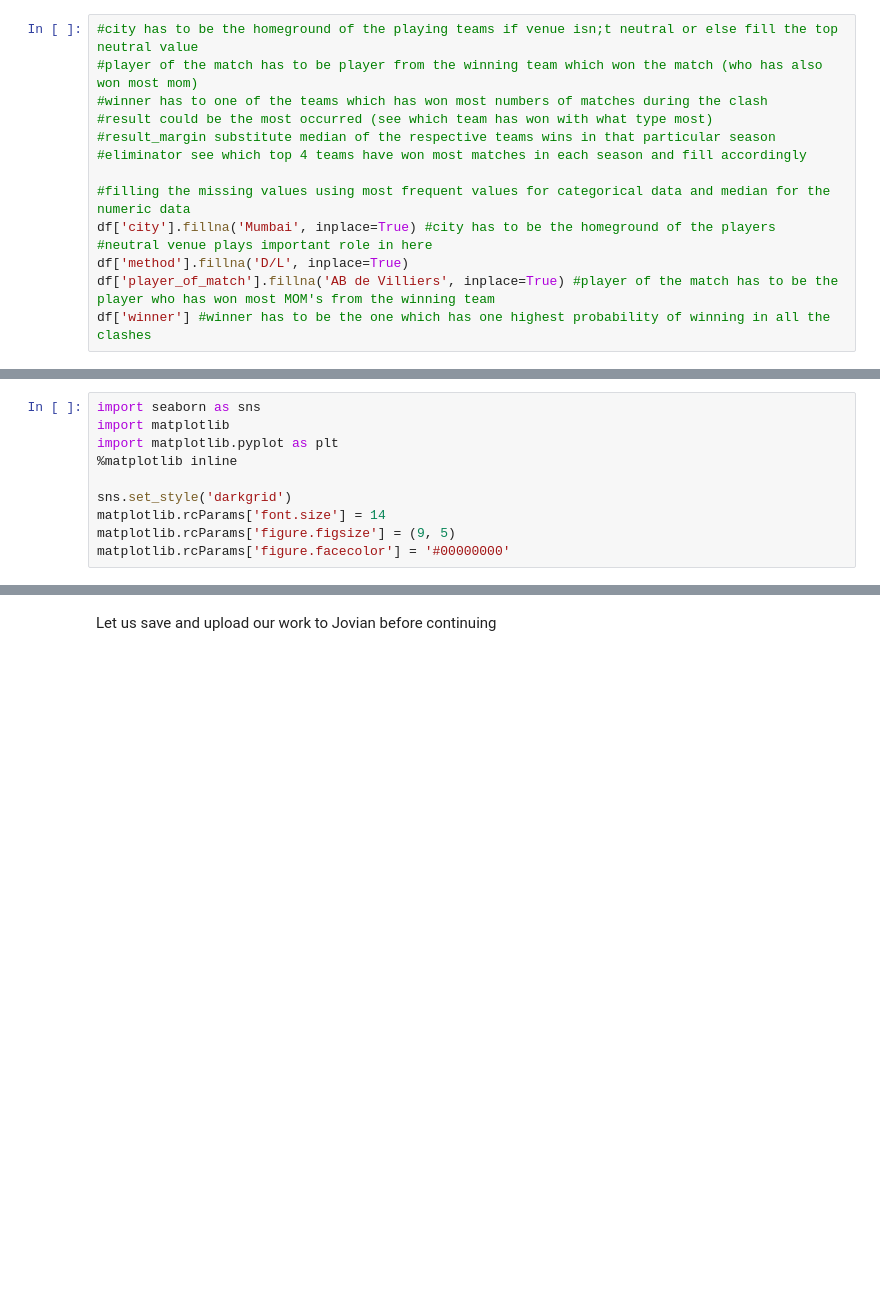
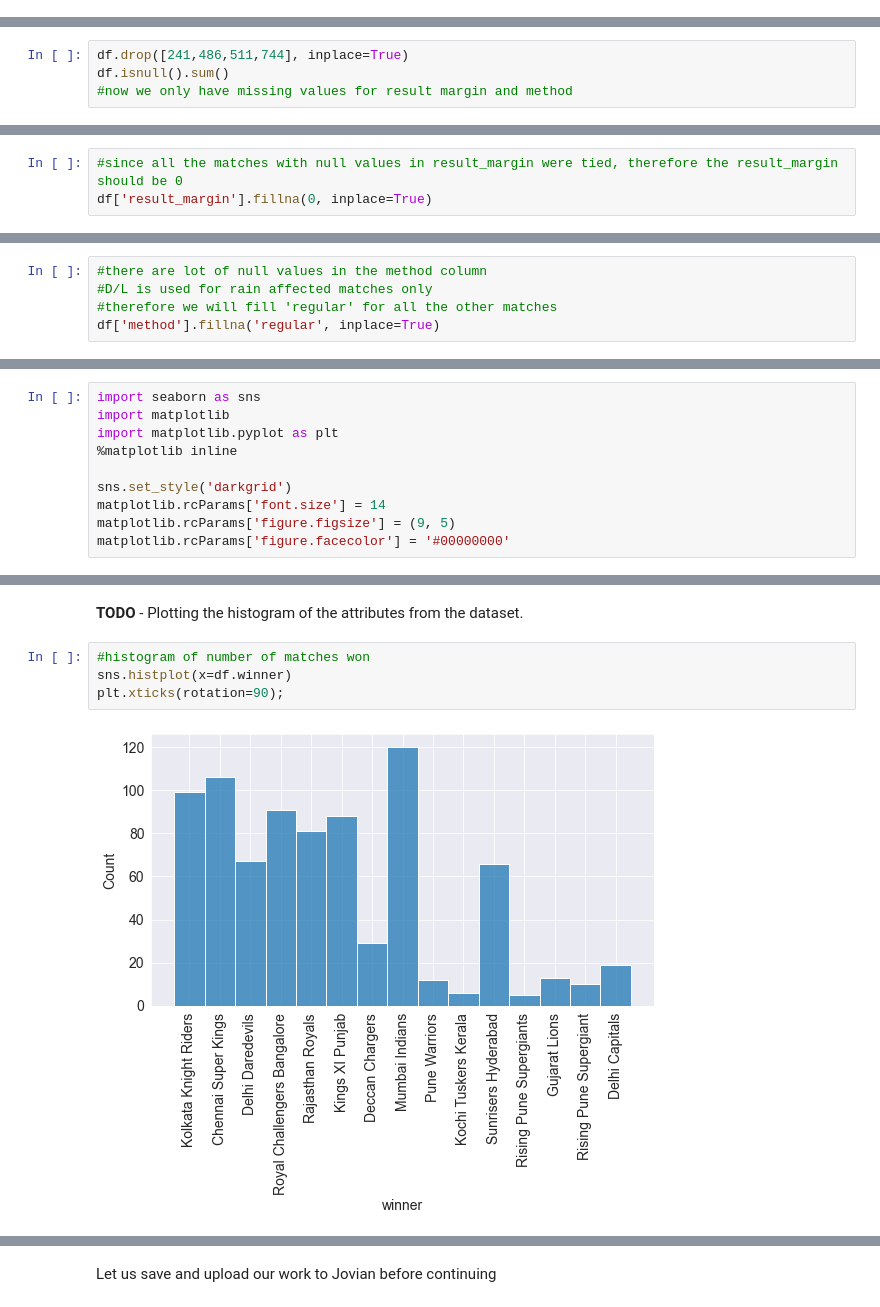
Before and after one commit to prasadposture/Jovian-DA-Course, a Jupyter notebook: Project/zerotopandas-course-project-starter.ipynb, the cells around one changed output, grey strips where cells are left out. Cells and saved outputs as stored; diff of their text form; blank space fills up the shorter version.

```diff
--- a/Project/zerotopandas-course-project-starter.ipynb
+++ b/Project/zerotopandas-course-project-starter.ipynb
@@ -268,14 +146,0 @@ with pd.option_context('display.max_rows'):
-# %%
-#city has to be the homeground of the playing teams if venue isn;t neutral or else fill the top neutral value
-#player of the match has to be player from the winning team which won the match (who has also won most mom)
-#winner has to one of the teams which has won most numbers of matches during the clash
-#result could be the most occurred (see which team has won with what type most)
-#result_margin substitute median of the respective teams wins in that particular season
-#eliminator see which top 4 teams have won most matches in each season and fill accordingly
-
-#filling the missing values using most frequent values for categorical data and median for the numeric data
-df['city'].fillna('Mumbai', inplace=True) #city has to be the homeground of the players
-#neutral venue plays important role in here
-df['method'].fillna('D/L', inplace=True)
-df['player_of_match'].fillna('AB de Villiers', inplace=True) #player of the match has to be the player who has won most MOM's from the winning team
-df['winner'] #winner has to be the one which has one highest probability of winning in all the clashes
@@ -281,0 +157,4 @@ df['winner'] #winner has to be the one which has one highest probability of winn
+# %%
+df.drop([241,486,511,744], inplace=True)
+df.isnull().sum()
+#now we only have missing values for result margin and method
@@ -281,0 +196,3 @@ df['winner'] #winner has to be the one which has one highest probability of winn
+# %%
+#since all the matches with null values in result_margin were tied, therefore the result_margin should be 0
+df['result_margin'].fillna(0, inplace=True)
@@ -281,0 +203,5 @@ df['winner'] #winner has to be the one which has one highest probability of winn
+# %%
+#there are lot of null values in the method column
+#D/L is used for rain affected matches only
+#therefore we will fill 'regular' for all the other matches
+df['method'].fillna('regular', inplace=True)
@@ -328,0 +276,8 @@ matplotlib.rcParams['figure.facecolor'] = '#00000000'
+# %% [markdown]
+**TODO** - Plotting the histogram of the attributes from the dataset.
+# %%
+#histogram of number of matches won
+sns.histplot(x=df.winner)
+plt.xticks(rotation=90);
+# %% [output]
+[figure, added]
```
Also changed, not shown: parts of 68 cells of this notebook.
